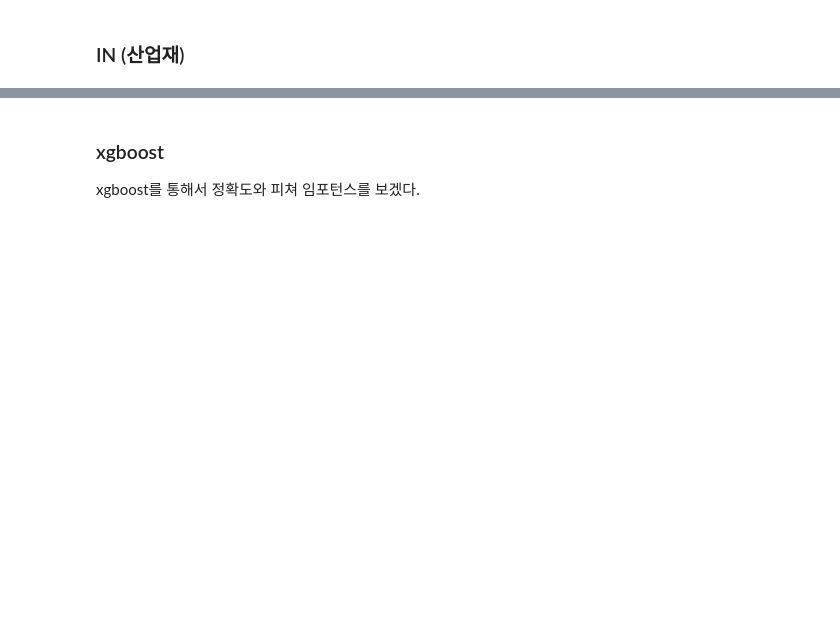
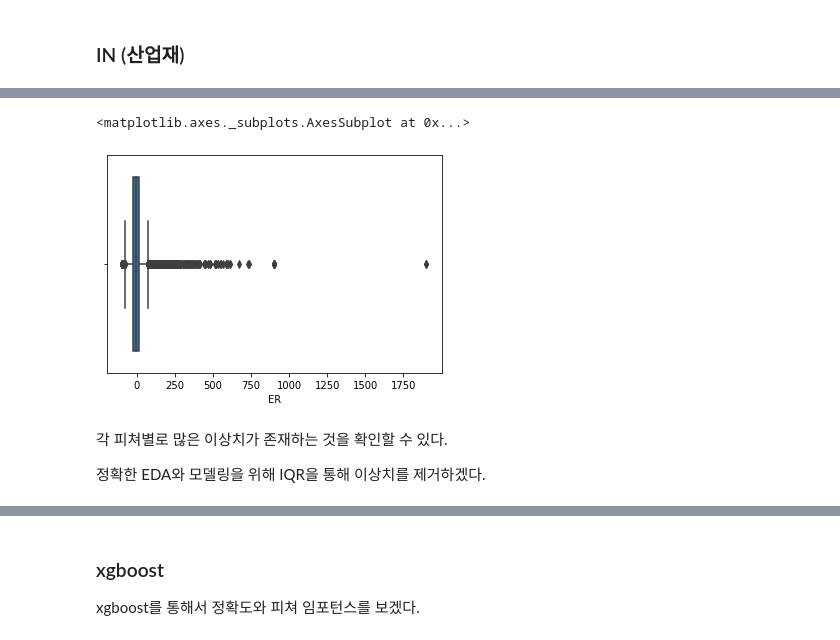
Before and after one commit to codingKYU/Deep-Learning, a Jupyter notebook: Quant_prediction/model.ipynb, the cells around one changed output, grey strips where cells are left out. Drawn from its saved outputs; the diff is of its cells as text; code cells hidden in the pictures; blank space fills up the shorter version.

```diff
--- a/Quant_prediction/model.ipynb
+++ b/Quant_prediction/model.ipynb
@@ -289,3 +239,14 @@ train_Y
+# %%
+import matplotlib.pyplot as plt
+
+sns.boxplot(train_1.ER)
+# %% [output]
+<matplotlib.axes._subplots.AxesSubplot at 0x...>
+[figure, added]
+# %% [markdown]
+각 피쳐별로 많은 이상치가 존재하는 것을 확인할 수 있다.
+
+정확한 EDA와 모델링을 위해 IQR을 통해 이상치를 제거하겠다.
 # %%
 # 각 피쳐들의 이상치를 제거
 
```
Also changed, not shown: parts of 78 cells of this notebook.
